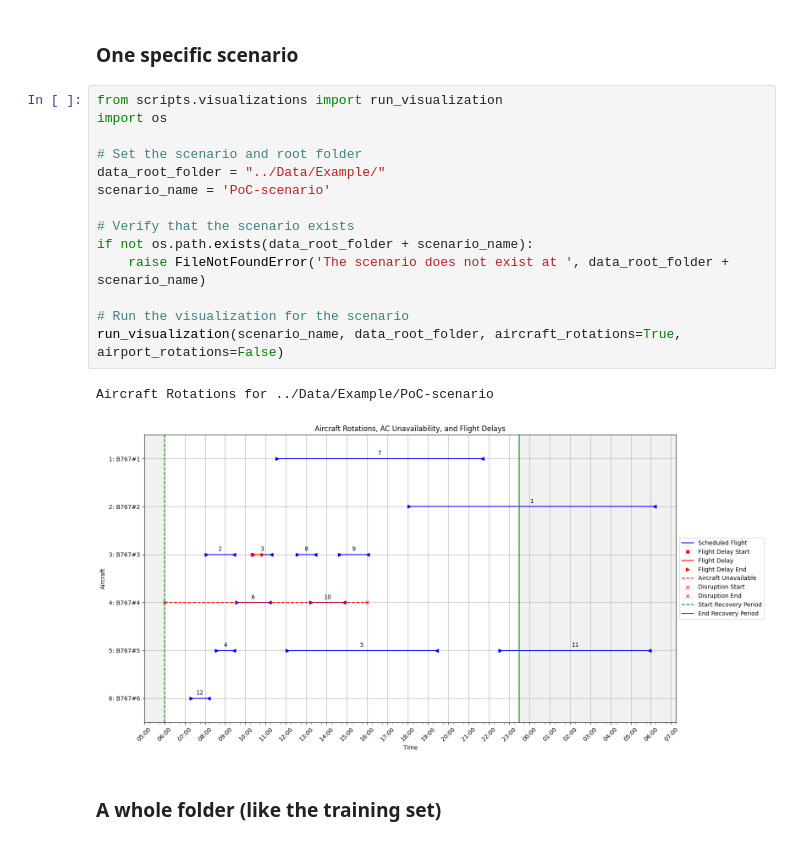
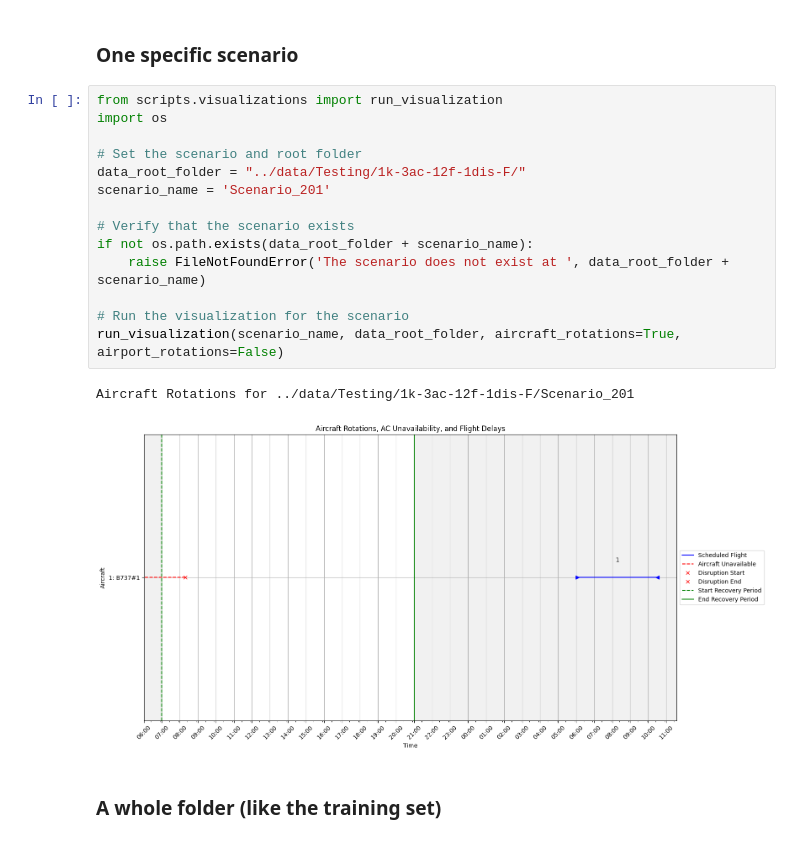
Before and after one commit to PieterBecking/Boeing-ADM-DRL-Github, a Jupyter notebook: notebooks/visualize_scenario.ipynb, the cells around one changed output. Saved outputs shown, nothing was run; the diff lists cells and outputs as text.

```diff
--- a/notebooks/visualize_scenario.ipynb
+++ b/notebooks/visualize_scenario.ipynb
@@ -3,20 +3,20 @@
 # %%
 from scripts.visualizations import run_visualization
 import os
 
 # Set the scenario and root folder
-data_root_folder = "../Data/Example/"
-scenario_name = 'PoC-scenario'
+data_root_folder = "../data/Testing/1k-3ac-12f-1dis-F/"
+scenario_name = 'Scenario_201'
 
 # Verify that the scenario exists
 if not os.path.exists(data_root_folder + scenario_name):
     raise FileNotFoundError('The scenario does not exist at ', data_root_folder + scenario_name)
 
 # Run the visualization for the scenario
 run_visualization(scenario_name, data_root_folder, aircraft_rotations=True, airport_rotations=False)
 # %% [output]
-Aircraft Rotations for ../Data/Example/PoC-scenario
+Aircraft Rotations for ../data/Testing/1k-3ac-12f-1dis-F/Scenario_201
-[figure, old version]
+[figure, new version]
 # %% [markdown]
 ### A whole folder (like the training set)
 # %%
```
Also changed, not shown: parts of 1 cell of this notebook, 6 other files.
